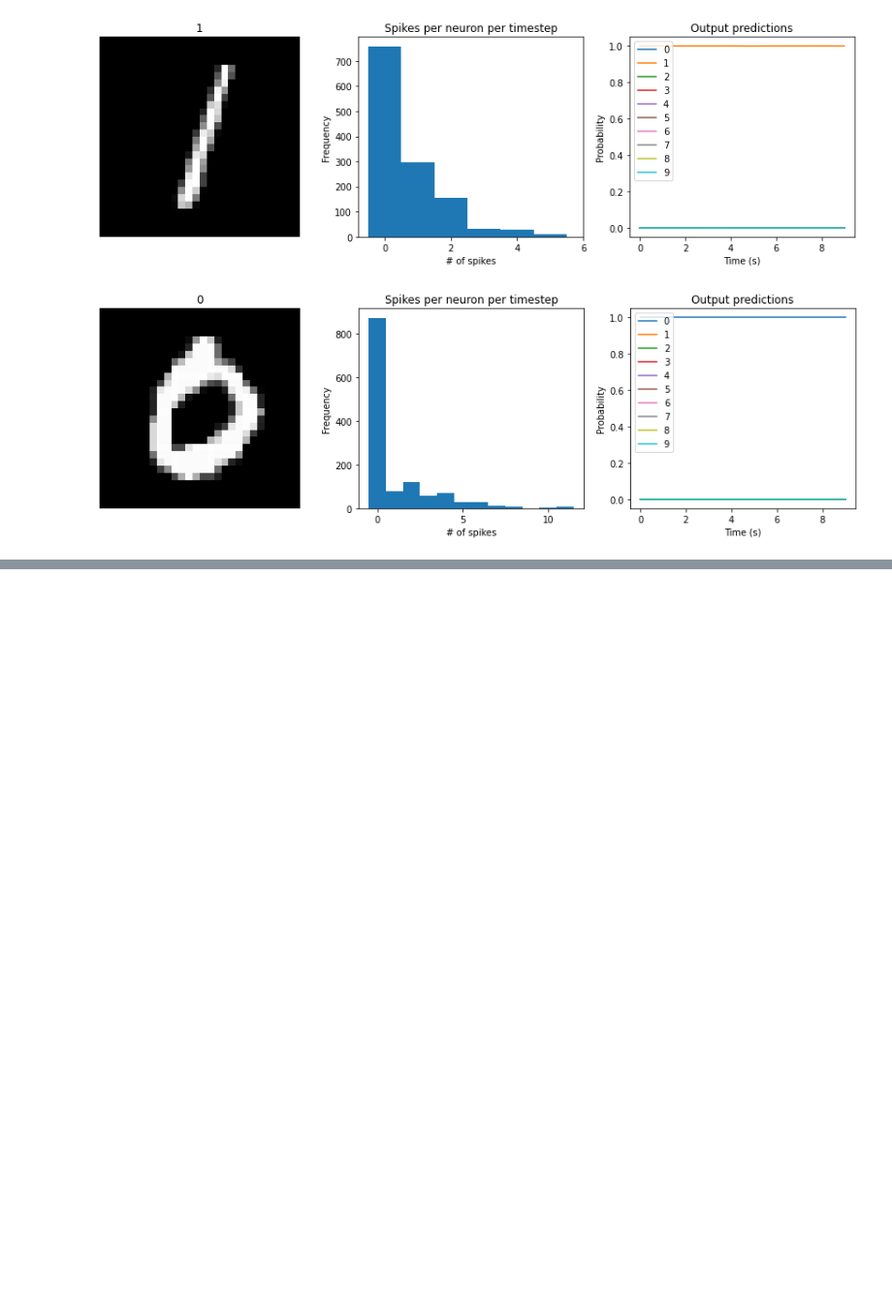
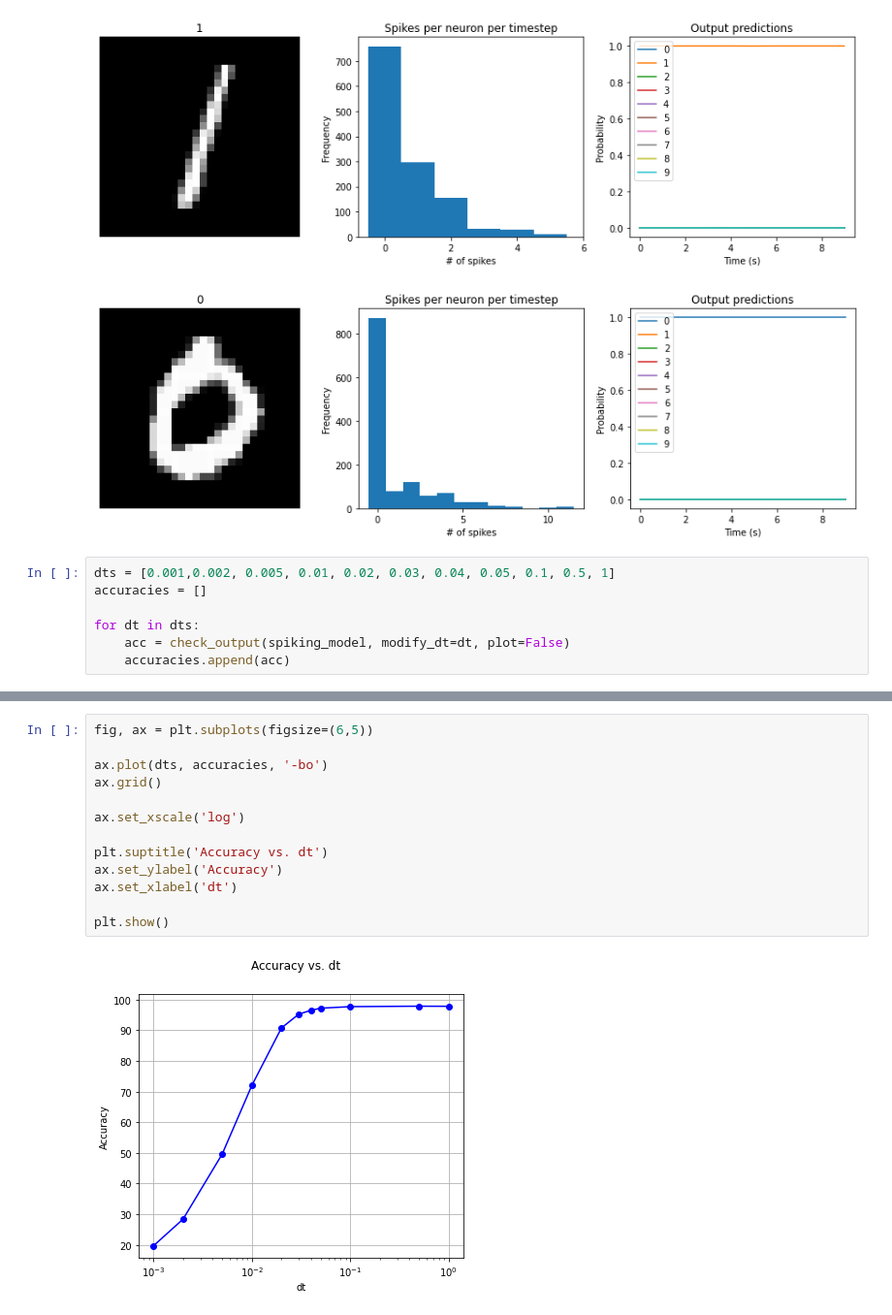
Before and after one commit to justinborromeo/syde-552-project, a Jupyter notebook: experiments/changing_dt.ipynb, the cells around one changed output, grey strips where cells are left out. Shown at 97% size. Drawn from its saved outputs; the diff is of its cells as text; blank space fills up the shorter version.

Commit message:
added graphs for experiments

```diff
--- a/experiments/changing_dt.ipynb
+++ b/experiments/changing_dt.ipynb
@@ -287,3 +289,10 @@ Spike rate per neuron (Hz): min=0.00 mean=0.95 max=15.80
 [figure]
 [figure]
 [figure]
+# %%
+dts = [0.001,0.002, 0.005, 0.01, 0.02, 0.03, 0.04, 0.05, 0.1, 0.5, 1]
+accuracies = []
+
+for dt in dts:
+    acc = check_output(spiking_model, modify_dt=dt, plot=False)
+    accuracies.append(acc)
@@ -289,0 +317,15 @@ Spike rate per neuron (Hz): min=0.00 mean=0.95 max=15.80
+# %%
+fig, ax = plt.subplots(figsize=(6,5))
+
+ax.plot(dts, accuracies, '-bo')
+ax.grid()
+
+ax.set_xscale('log')
+
+plt.suptitle('Accuracy vs. dt')
+ax.set_ylabel('Accuracy')
+ax.set_xlabel('dt')
+
+plt.show()
+# %% [output]
+[figure, added]
```
Also changed, not shown: parts of 6 cells of this notebook, 1 other file.
